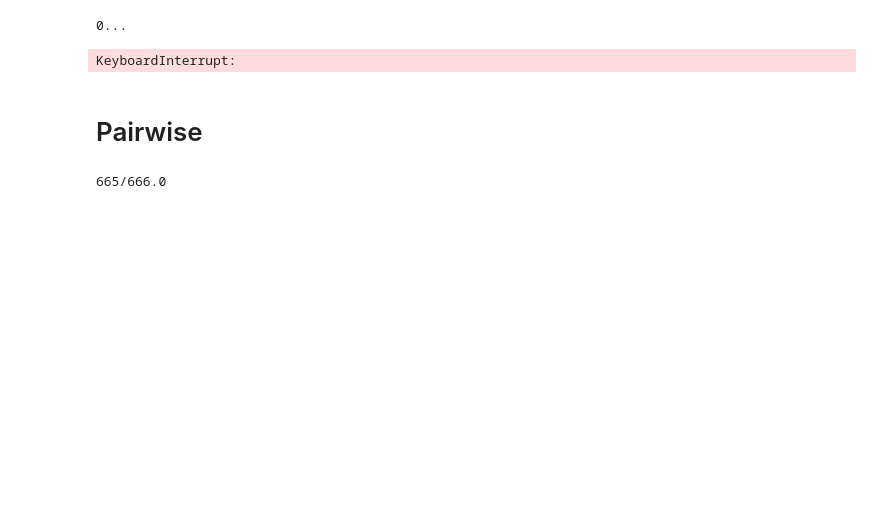
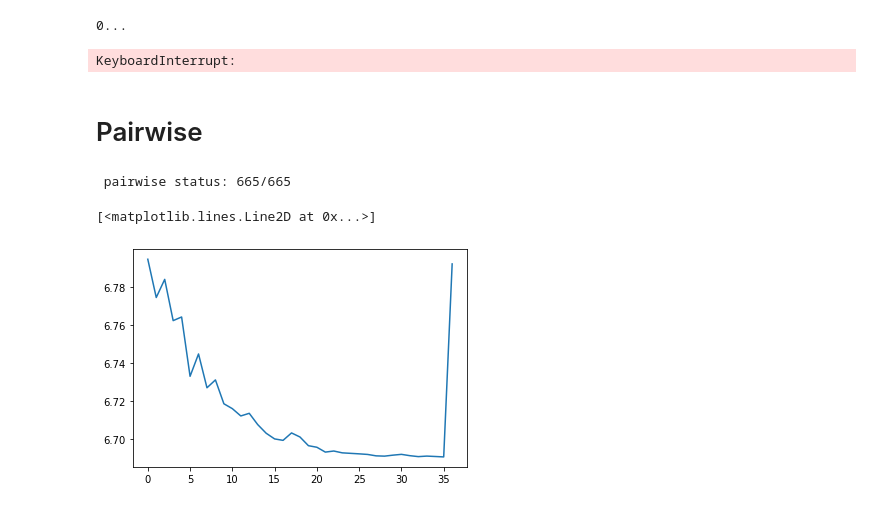
Before and after one commit to AlexandreAdam/FlowBasedLikelihoods, a Jupyter notebook: notebook/GMM.ipynb, the cells around one changed output. Cells and saved outputs as stored; diff of their text form; code cells hidden in the pictures; blank space fills up the shorter version.

Commit message:
Transcovariance results

```diff
--- a/notebook/GMM.ipynb
+++ b/notebook/GMM.ipynb
@@ -307,16 +308,16 @@ def svd_whiten(X):
 
     return X_white
 
-def pairwise(X, d=37, b=10):
+def pairwise(X, b=100):
     """
     Pairs bins as described in III.B for a single power spectra
     """
-    n = X.shape[0]
+    n, d = X.shape
+
     # preprocess bin by standardization
     _X = X.copy()
-    _X = (_X - _X.mean(axis=0))/_X.std(axis=0)
 
-    x = np.linspace(-4, 4, b) # point where we evaluate the the KDE
+    x = np.linspace(-8, 8, b) # point where we evaluate the the KDE
     total = comb(d, 2)
     # get paired bins (eq 18)
     H_b = []
@@ -325,15 +326,15 @@ def pairwise(X, d=37, b=10):
         for j in range(i+1, d):
             # preprocessing -> whiten the data
             cov = np.cov(_X[:, (i, j)].T)
-#             pca = PCA(whiten=True)
-#             pairs = pca.fit_transform(_X[:, (i, j)])
+
             # (PCA whitening)
-            Sigma, V = np.linalg.eig(cov)
+            U, Sigma, Vt = np.linalg.svd(cov)
             # prevent very small eigen values to have too much weight
-            D = np.diag(np.sqrt(1/(Sigma + 1e-20)))
+            D = np.diag(np.sqrt(1/(Sigma + 1e-16)))
             # whitening matrix
-            W = V @ D @ V.T
-            pairs = np.einsum("...i, ij -> ...i", _X[:, (i, j)], W)
+            W = U @ D @ Vt
+            pairs = _X[:, (i, j)] - _X[:, (i, j)].mean(axis=0)
+            pairs = np.einsum("...j, ij -> ...i", pairs, W)
 
             # fit a kde on the sum
             s = pairs[:, 0] + pairs[:, 1]
@@ -342,15 +343,16 @@ def pairwise(X, d=37, b=10):
             # get the pdf value at given points
             s = K.pdf(x)
             H_b.append(s)
-            print(f"\r pairwise status: {ell}/{total-1:d}", end="", flush=True)
+            print(f"\r pairwise status: {ell}/{int(total-1):d}", end="", flush=True)
             ell += 1
 
     H_b = np.array(H_b)
     return H_b.T, x
 
 def transcovariance_score(X):
-    d=37
-    Hb, x = pairwise(X, d=37)
+    d = X.shape[1]
+
+    Hb, x = pairwise(X)
 
     X = np.tile(x, (Hb.shape[1], 1)).T
 
@@ -363,9 +365,14 @@ def transcovariance_score(X):
         epsilon_plus[i] = mise[j].sum()
     return epsilon_plus
 # %%
-eps = transcovariance_score(train_data)
+eps = transcovariance_score(train_data[:10000])
 # %% [output]
-665/666.0
+ pairwise status: 665/665
+# %%
+plt.plot(eps)
+# %% [output]
+[<matplotlib.lines.Line2D at 0x...>]
+[figure, added]
 # %%
 eps
 # %% [output]
```
Also changed, not shown: parts of 10 cells of this notebook, 1 other file.
